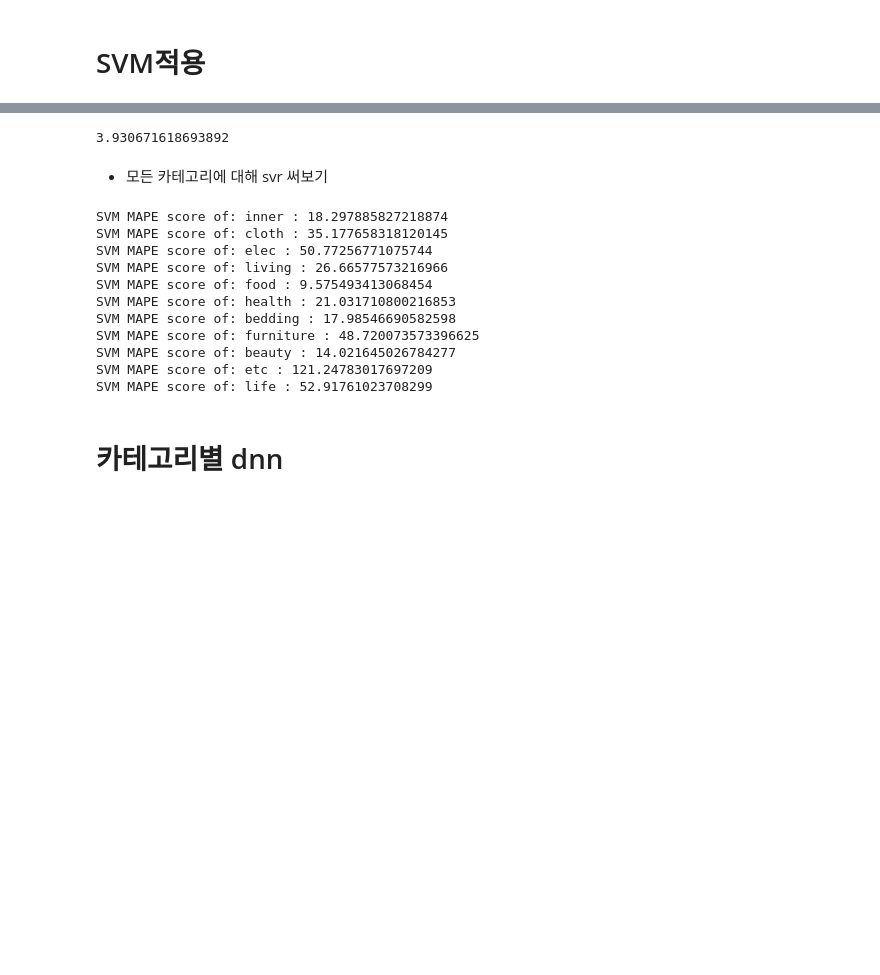
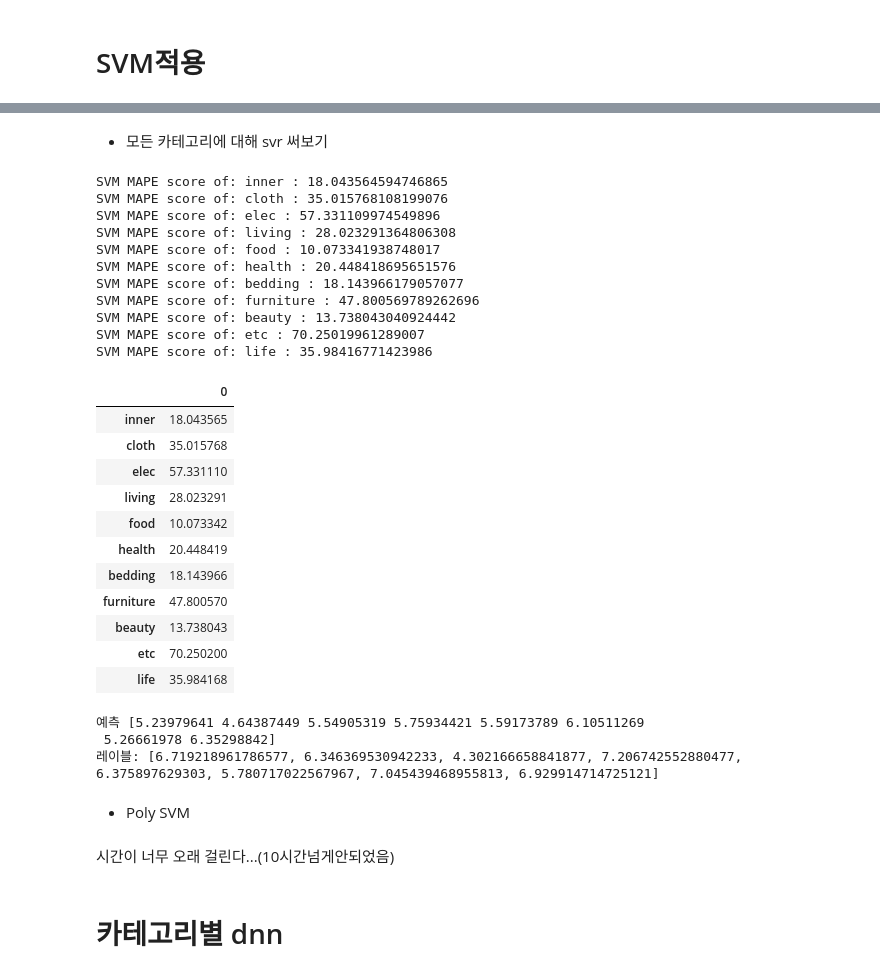
Before and after one commit to Hyerim0203/BigPyson, a Jupyter notebook: hueson/모델링통합및비교.ipynb, the cells around one changed output, grey strips where cells are left out. Cells and saved outputs as stored; diff of their text form; code cells hidden in the pictures; blank space fills up the shorter version.

```diff
--- a/hueson/모델링통합및비교.ipynb
+++ b/hueson/모델링통합및비교.ipynb
@@ -578,32 +559,59 @@ mape
-# %%
-mean_absolute_percentage_error(4.5234,4.3456)
-# %% [output]
-3.930671618693892
 # %% [markdown]
 - 모든 카테고리에 대해 svr 써보기
 # %%
-mape_score2 = []
+mape_score_svr = []
 for i in category_list:
   category_data = globals()['shop_train_x_{}'.format(i)]
   category_label =  globals()['y_train_{}'.format(i)]
   svm_reg.fit(category_data,category_label)
   predictions = svm_reg.predict(category_data)
-  mape_score2.append(mean_absolute_percentage_error(category_label, predictions))
+  mape_score_svr.append(mean_absolute_percentage_error(category_label, predictions))
 # %%
 for i in range(len(category_list)):
-  print("SVM MAPE score of:",category_list[i],":",mape_score2[i])
+  print("SVM MAPE score of:",category_list[i],":",mape_score_svr[i])
 # %% [output]
-SVM MAPE score of: inner : 18.297885827218874
-SVM MAPE score of: cloth : 35.177658318120145
-SVM MAPE score of: elec : 50.77256771075744
-SVM MAPE score of: living : 26.66577573216966
-SVM MAPE score of: food : 9.575493413068454
-SVM MAPE score of: health : 21.031710800216853
-SVM MAPE score of: bedding : 17.98546690582598
-SVM MAPE score of: furniture : 48.720073573396625
-SVM MAPE score of: beauty : 14.021645026784277
-SVM MAPE score of: etc : 121.24783017697209
-SVM MAPE score of: life : 52.91761023708299
+SVM MAPE score of: inner : 18.043564594746865
+SVM MAPE score of: cloth : 35.015768108199076
+SVM MAPE score of: elec : 57.331109974549896
+SVM MAPE score of: living : 28.023291364806308
+SVM MAPE score of: food : 10.073341938748017
+SVM MAPE score of: health : 20.448418695651576
+SVM MAPE score of: bedding : 18.143966179057077
+SVM MAPE score of: furniture : 47.800569789262696
+SVM MAPE score of: beauty : 13.738043040924442
+SVM MAPE score of: etc : 70.25019961289007
+SVM MAPE score of: life : 35.98416771423986
+# %%
+mape_score_svr = pd.DataFrame(mape_score_svr)
+mape_score_svr.rename(index = pd.Series(category_list) , inplace = True)
+mape_score_svr
+# %% [output]
+|  | 0 |
+| inner | 18.043565 |
+| cloth | 35.015768 |
+| elec | 57.331110 |
+| living | 28.023291 |
+| food | 10.073342 |
+| health | 20.448419 |
+| bedding | 18.143966 |
+| furniture | 47.800570 |
+| beauty | 13.738043 |
+| etc | 70.250200 |
+| life | 35.984168 |
+# %%
+some_data = x_train_beauty.iloc[:8] # 8개의 Data의 주문량 예측해 보겠음.
+some_labels = y_train_beauty.iloc[:8]
+some_data = some_data[feature_selection]
+print("예측", svm_reg.predict(some_data))
+print("레이블:", list(some_labels))
+# %% [output]
+예측 [5.23979641 4.64387449 5.54905319 5.75934421 5.59173789 6.10511269
+ 5.26661978 6.35298842]
+레이블: [6.719218961786577, 6.346369530942233, 4.302166658841877, 7.206742552880477, 6.375897629303, 5.780717022567967, 7.045439468955813, 6.929914714725121]
+# %% [markdown]
+- Poly SVM
 # %%
 from sklearn.svm import SVR
+# %% [markdown]
+시간이 너무 오래 걸린다...(10시간넘게안되었음)
 # %%
```
Also changed, not shown: parts of 39 cells of this notebook.
